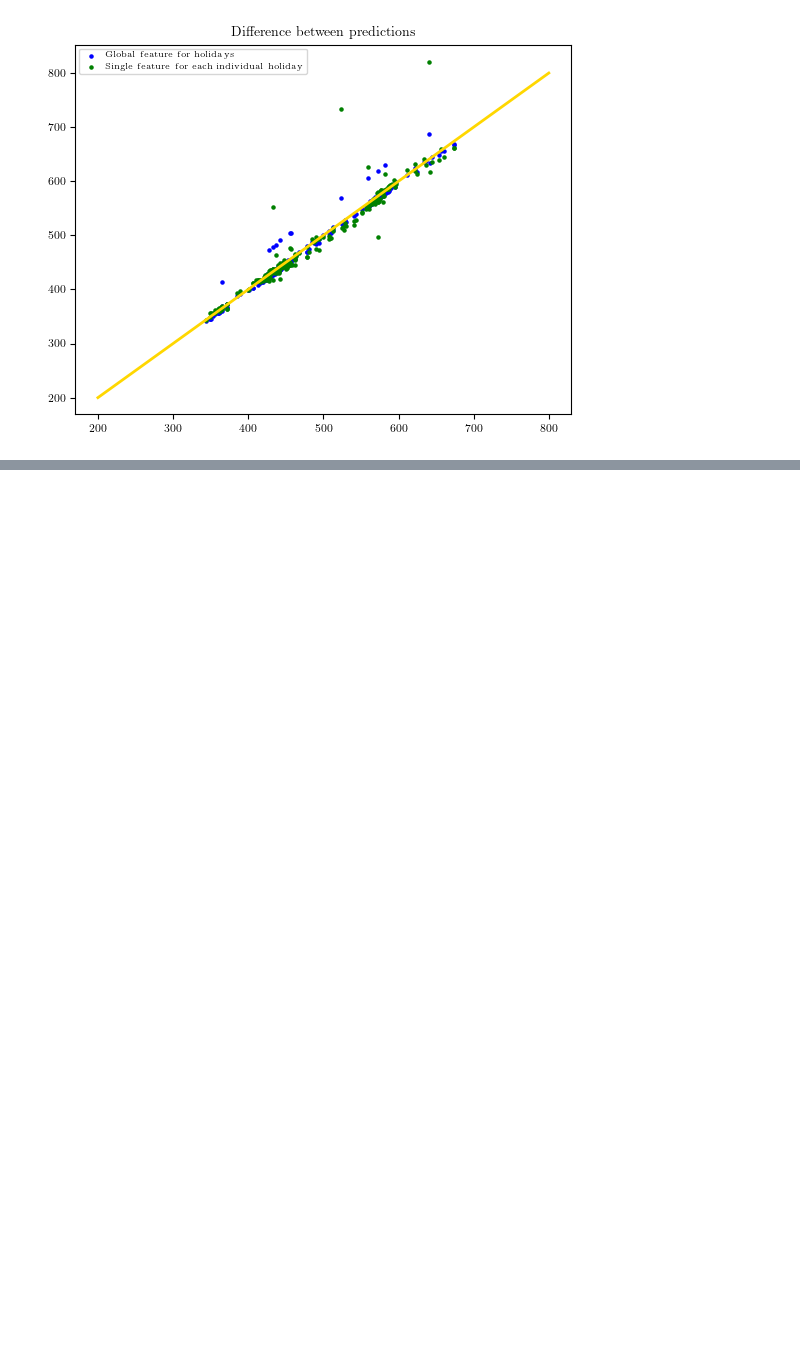
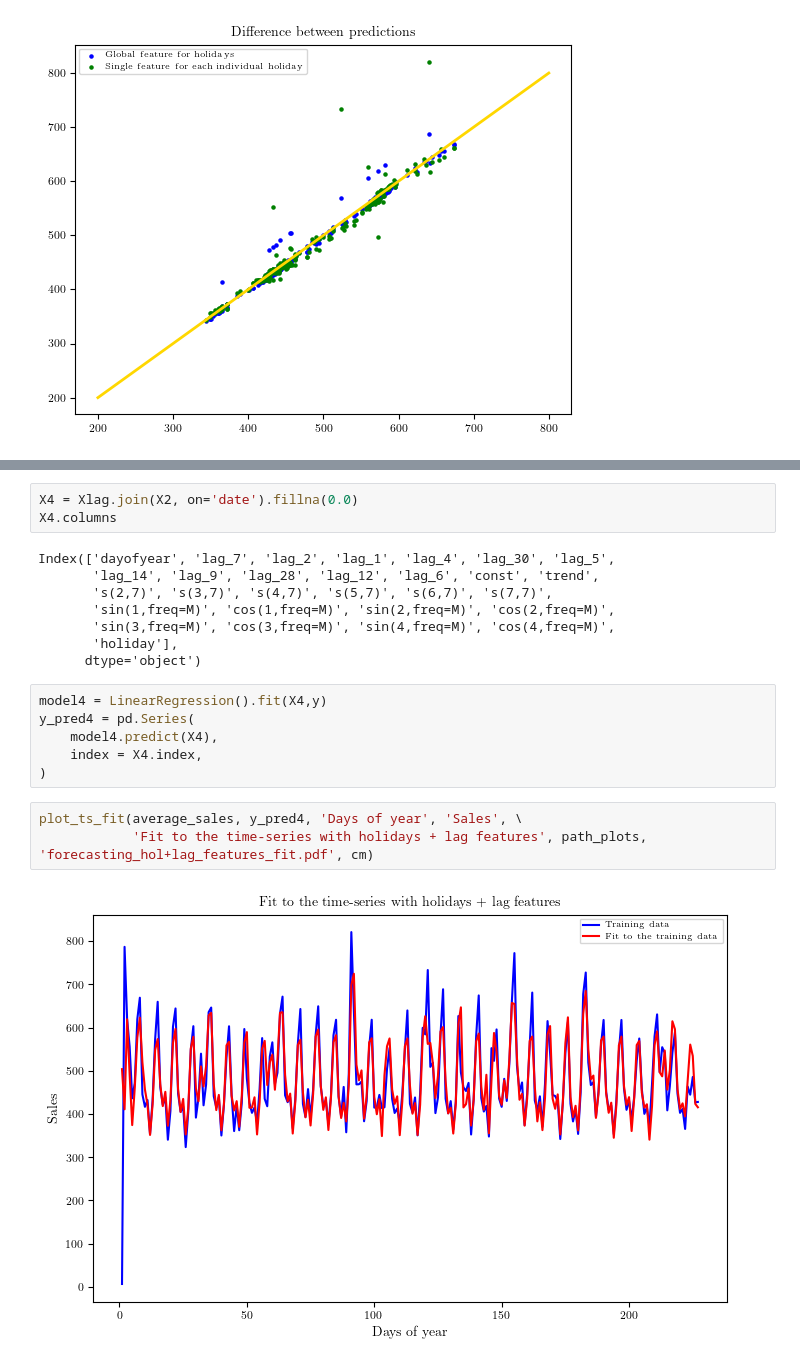
Before and after one commit to bertlem/kaggle-store-sales-ts-forecasting, a Jupyter notebook: data_forecasting_average_sales.ipynb, the cells around one changed output, grey strips where cells are left out. Cells and saved outputs as stored; diff of their text form; blank space fills up the shorter version.

```diff
--- a/data_forecasting_average_sales.ipynb
+++ b/data_forecasting_average_sales.ipynb
@@ -455,0 +616,22 @@ Such a behaviour is not surprising since the analysis is made on average sales w
+# %%
+X4 = Xlag.join(X2, on='date').fillna(0.0)
+X4.columns
+# %% [output]
+Index(['dayofyear', 'lag_7', 'lag_2', 'lag_1', 'lag_4', 'lag_30', 'lag_5',
+       'lag_14', 'lag_9', 'lag_28', 'lag_12', 'lag_6', 'const', 'trend',
+       's(2,7)', 's(3,7)', 's(4,7)', 's(5,7)', 's(6,7)', 's(7,7)',
+       'sin(1,freq=M)', 'cos(1,freq=M)', 'sin(2,freq=M)', 'cos(2,freq=M)',
+       'sin(3,freq=M)', 'cos(3,freq=M)', 'sin(4,freq=M)', 'cos(4,freq=M)',
+       'holiday'],
+      dtype='object')
+# %%
+model4 = LinearRegression().fit(X4,y)
+y_pred4 = pd.Series(
+    model4.predict(X4),
+    index = X4.index,
+)
+# %%
+plot_ts_fit(average_sales, y_pred4, 'Days of year', 'Sales', \
+            'Fit to the time-series with holidays + lag features', path_plots, 'forecasting_hol+lag_features_fit.pdf', cm)
+# %% [output]
+[figure, added]
```
Also changed, not shown: parts of 41 cells of this notebook, 4 other files.
